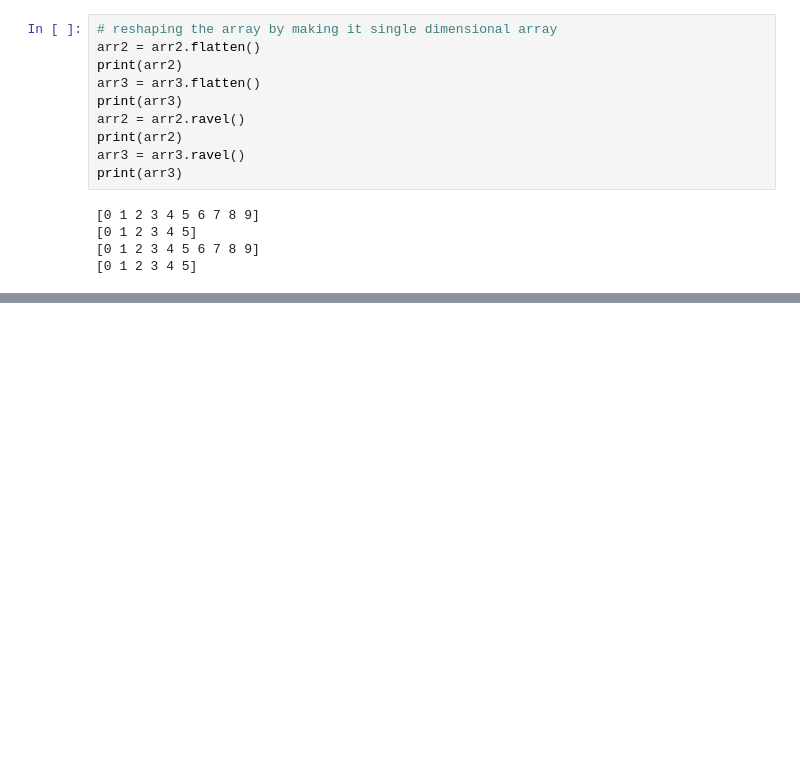
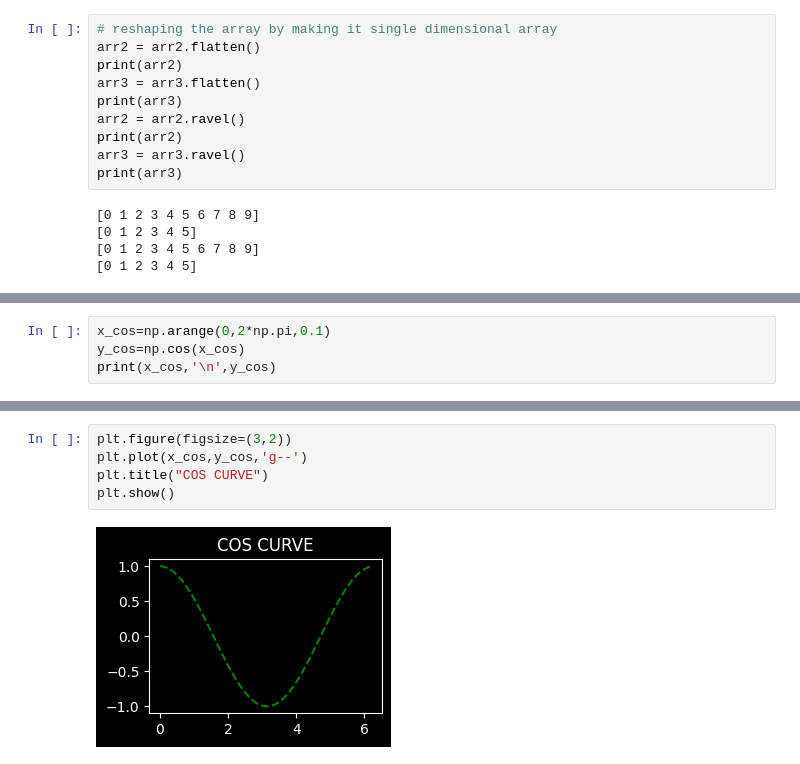
Before and after one commit to tusharmaurya267/Python_basic, a Jupyter notebook: python_data_analyst.ipynb, the cells around one changed output, grey strips where cells are left out. Saved outputs shown, nothing was run; the diff lists cells and outputs as text; blank space fills up the shorter version.

```diff
--- a/python_data_analyst.ipynb
+++ b/python_data_analyst.ipynb
@@ -209,0 +367,4 @@ print(arr3)
+# %%
+x_cos=np.arange(0,2*np.pi,0.1)
+y_cos=np.cos(x_cos)
+print(x_cos,'\n',y_cos)
@@ -209,0 +387,7 @@ print(arr3)
+# %%
+plt.figure(figsize=(3,2))
+plt.plot(x_cos,y_cos,'g--')
+plt.title("COS CURVE")
+plt.show()
+# %% [output]
+[figure, added]
```
Also changed, not shown: parts of 32 cells of this notebook.
